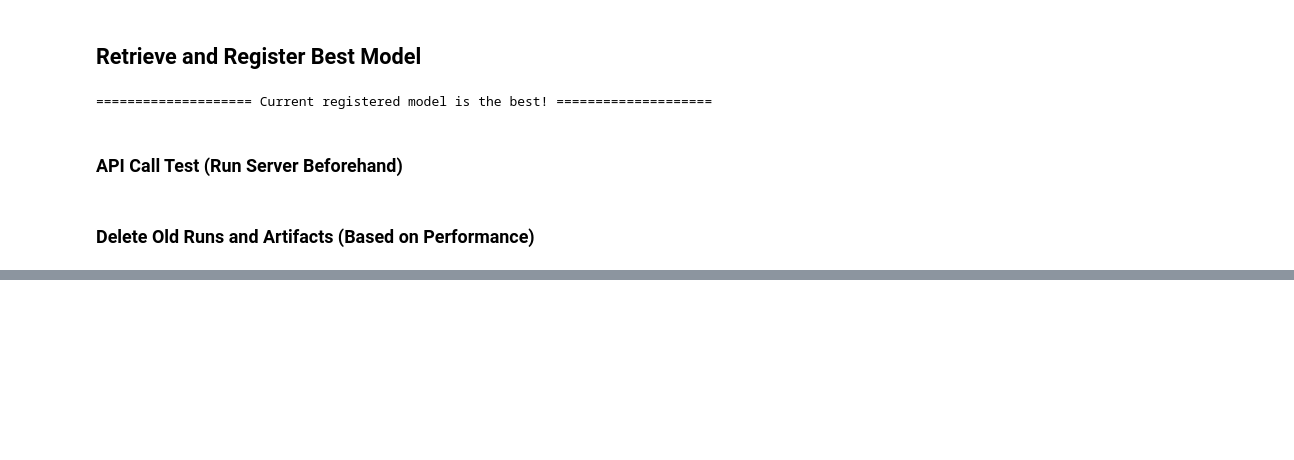
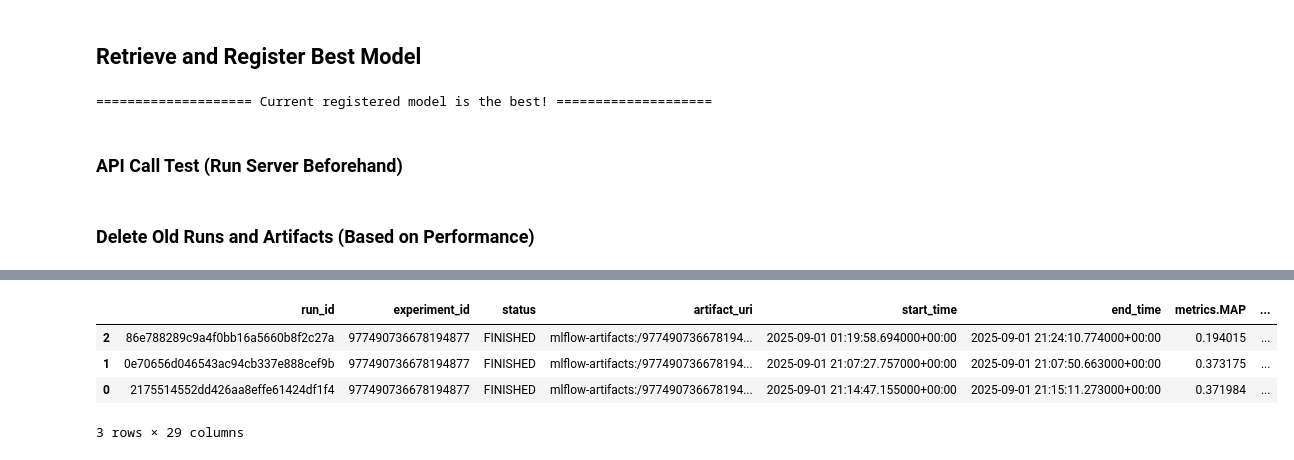
Before and after one commit to alfredmastan/food-recommendation, a Jupyter notebook: notebooks/model_registering.ipynb, the cells around one changed output, grey strips where cells are left out. Cells and saved outputs as stored; diff of their text form; code cells hidden in the pictures; blank space fills up the shorter version.

```diff
--- a/notebooks/model_registering.ipynb
+++ b/notebooks/model_registering.ipynb
@@ -133,0 +186,8 @@ for index, run in deprecate_runs.iterrows():
+# %%
+sorted_runs
+# %% [output]
+|  | run_id | experiment_id | status | artifact_uri | start_time | end_time | metrics.MAP | ... |
+| 2 | 86e788289c9a4f0bb16a5660b8f2c27a | 977490736678194877 | FINISHED | mlflow-artifacts:/977490736678194... | 2025-09-01 01:19:58.694000+00:00 | 2025-09-01 21:24:10.774000+00:00 | 0.194015 | ... |
+| 1 | 0e70656d046543ac94cb337e888cef9b | 977490736678194877 | FINISHED | mlflow-artifacts:/977490736678194... | 2025-09-01 21:07:27.757000+00:00 | 2025-09-01 21:07:50.663000+00:00 | 0.373175 | ... |
+| 0 | 2175514552dd426aa8effe61424df1f4 | 977490736678194877 | FINISHED | mlflow-artifacts:/977490736678194... | 2025-09-01 21:14:47.155000+00:00 | 2025-09-01 21:15:11.273000+00:00 | 0.371984 | ... |
+3 rows × 29 columns
```
Also changed, not shown: parts of 6 cells of this notebook, 8 other files.
